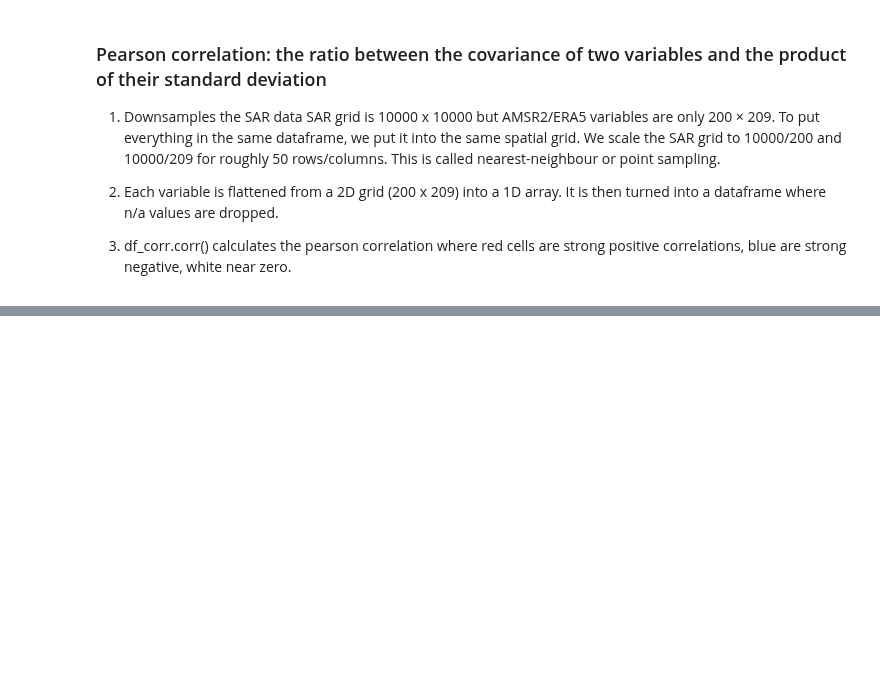
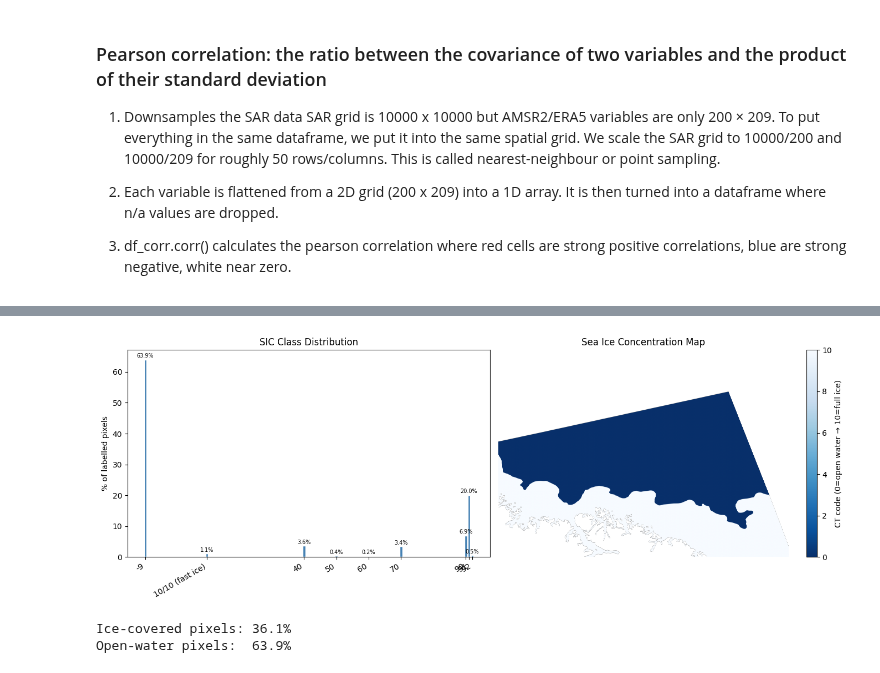
Before and after one commit to sparkgeo/arctic-showcase, a Jupyter notebook: notebooks/eda-raw-data.ipynb, the cells around one changed output, grey strips where cells are left out. Saved outputs shown, nothing was run; the diff lists cells and outputs as text; code cells hidden in the pictures; blank space fills up the shorter version.

```diff
--- a/notebooks/eda-raw-data.ipynb
+++ b/notebooks/eda-raw-data.ipynb
@@ -207,0 +214,61 @@ plt.show()
+# %%
+# Parse polygon_codes coordinate to build a poly_id → CT lookup
+codes_raw = data.coords['polygon_codes'].values
+header    = codes_raw[0].split(';')
+
+records = []
+for row in codes_raw[1:]:
+    vals = row.split(';')
+    records.append({k: v.strip() for k, v in zip(header, vals)})
+
+legend = pd.DataFrame(records)
+for col in legend.columns:
+    legend[col] = pd.to_numeric(legend[col], errors='coerce')
+
+sic_lookup = dict(zip(legend['poly_id'].astype(int), legend['CT']))
+
+# Decode polygon_icechart pixels to CT (total concentration)
+chart = data['polygon_icechart'].values.astype(float)
+chart[chart == 255] = np.nan
+
+sic_img = np.full_like(chart, np.nan)
+for pid, ct in sic_lookup.items():
+    sic_img[chart == pid] = ct
+
+# Class distribution + spatial map
+valid_sic = sic_img[~np.isnan(sic_img)].astype(int)
+classes, counts = np.unique(valid_sic, return_counts=True)
+pct = counts / counts.sum() * 100
+
+# WMO CT codes used by the AI4Arctic challenge
+ct_labels = {
+    0: 'Open water', 1: 'Trace', 2: '1–3/10', 3: '4/10',
+    4: '5/10',       5: '6/10', 6: '7/10',   7: '7–8/10',
+    8: '8/10',       9: '9–10/10',            10: '10/10 (fast ice)',
+}
+
+fig, axes = plt.subplots(1, 2, figsize=(14, 5))
+
+axes[0].bar(classes, pct, color='steelblue', edgecolor='white')
+axes[0].set_xticks(classes)
+axes[0].set_xticklabels([ct_labels.get(c, str(c)) for c in classes], rotation=30, ha='right')
+axes[0].set_ylabel('% of labelled pixels')
+axes[0].set_title('SIC Class Distribution')
+for c, p in zip(classes, pct):
+    axes[0].text(c, p + 0.3, f'{p:.1f}%', ha='center', va='bottom', fontsize=7)
+
+im = axes[1].imshow(sic_img, cmap='Blues_r', vmin=0, vmax=10, aspect='auto')
+plt.colorbar(im, ax=axes[1], label='CT code (0=open water → 10=full ice)')
+axes[1].set_title('Sea Ice Concentration Map')
+axes[1].axis('off')
+
+plt.tight_layout()
+plt.show()
+
+ice_frac = (valid_sic > 0).sum() / len(valid_sic)
+print(f"Ice-covered pixels: {ice_frac:.1%}")
+print(f"Open-water pixels:  {1 - ice_frac:.1%}")
+# %% [output]
+[figure, added]
+Ice-covered pixels: 36.1%
+Open-water pixels:  63.9%
```
Also changed, not shown: parts of 10 cells of this notebook, 2 other files.
